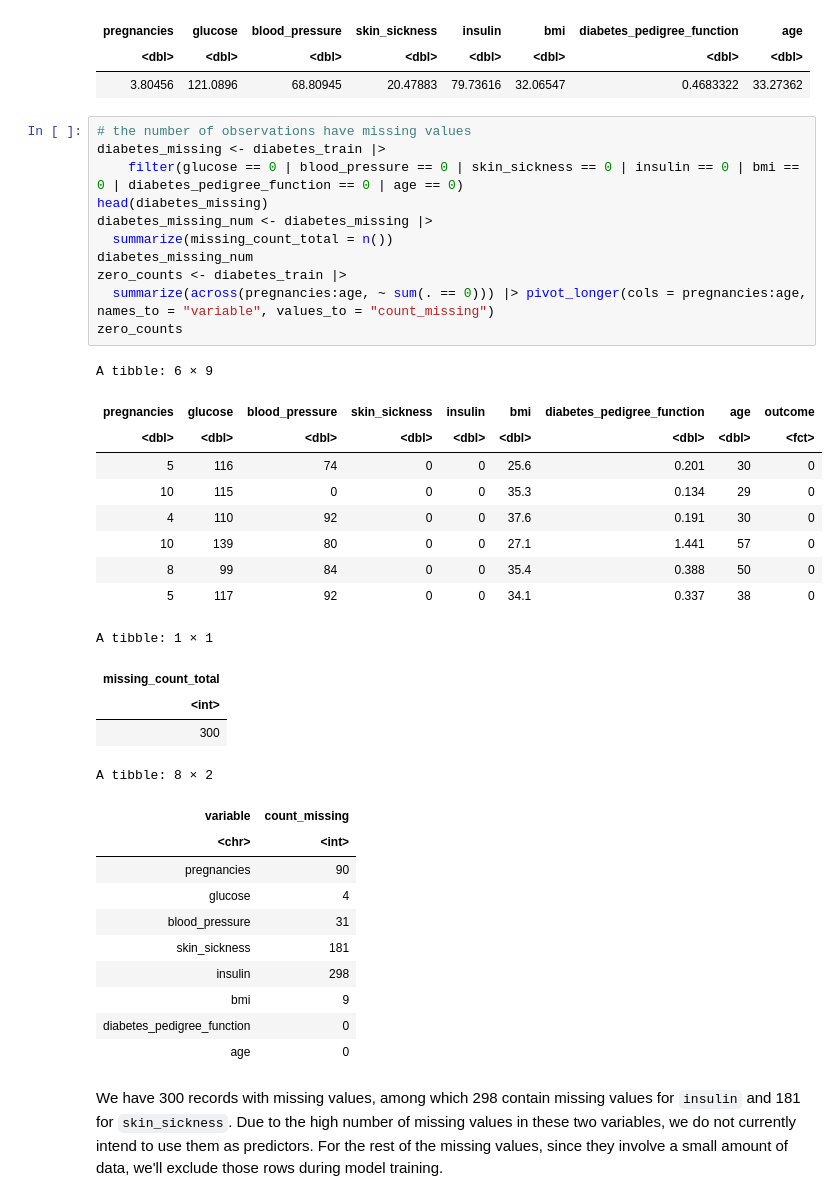
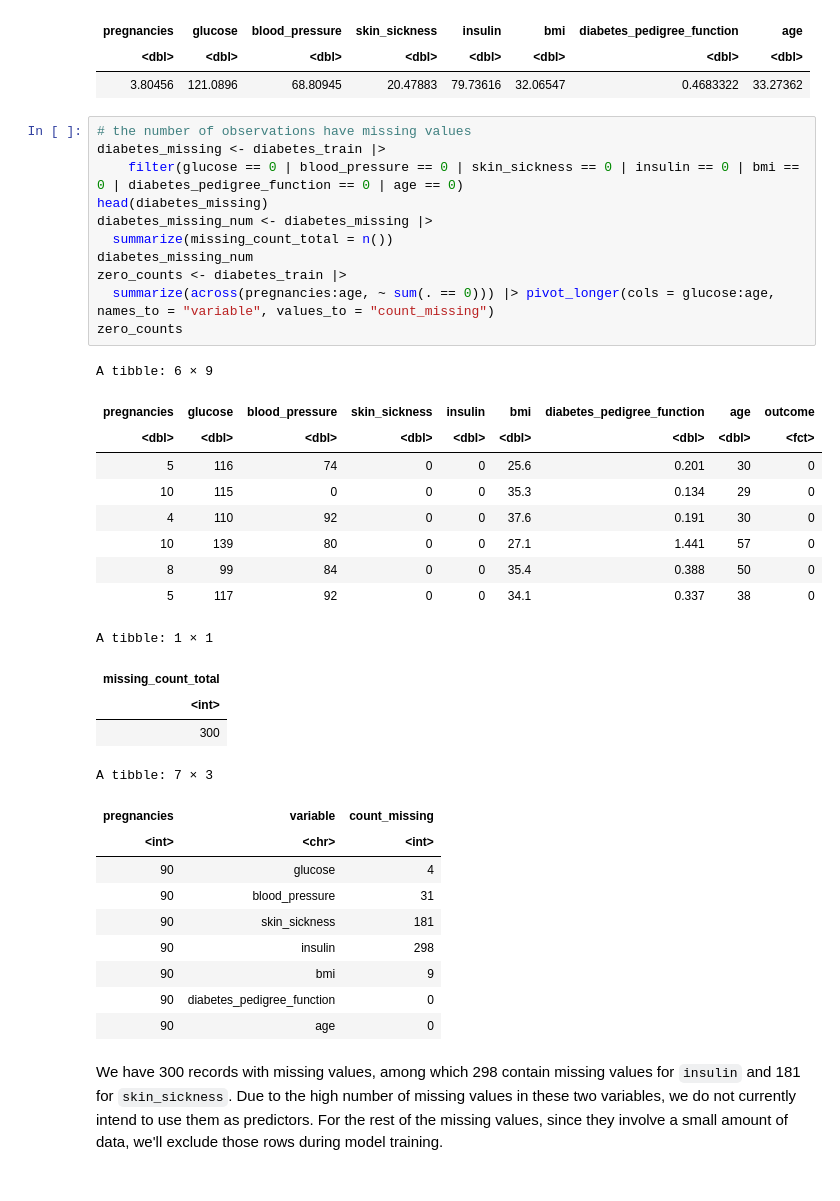
Before and after one commit to audrey-rw5683/dsci-100-2023w2-group-002-2, a Jupyter notebook: proposal.ipynb, the cells around one changed output. Cells and saved outputs as stored; diff of their text form.

```diff
--- a/proposal.ipynb
+++ b/proposal.ipynb
@@ -185,39 +167,38 @@ A tibble: 1 × 8
 # %%
 # the number of observations have missing values
 diabetes_missing <- diabetes_train |>
     filter(glucose == 0 | blood_pressure == 0 | skin_sickness == 0 | insulin == 0 | bmi == 0 | diabetes_pedigree_function == 0 | age == 0)
 head(diabetes_missing)
 diabetes_missing_num <- diabetes_missing |>
   summarize(missing_count_total = n())
 diabetes_missing_num
 zero_counts <- diabetes_train |>
-  summarize(across(pregnancies:age, ~ sum(. == 0))) |> pivot_longer(cols = pregnancies:age, names_to = "variable", values_to = "count_missing")
+  summarize(across(pregnancies:age, ~ sum(. == 0))) |> pivot_longer(cols = glucose:age, names_to = "variable", values_to = "count_missing")
 zero_counts
 # %% [output]
 A tibble: 6 × 9
 | pregnancies | glucose | blood_pressure | skin_sickness | insulin | bmi | diabetes_pedigree_function | age | outcome |
 | <dbl> | <dbl> | <dbl> | <dbl> | <dbl> | <dbl> | <dbl> | <dbl> | <fct> |
 | 5 | 116 | 74 | 0 | 0 | 25.6 | 0.201 | 30 | 0 |
 | 10 | 115 | 0 | 0 | 0 | 35.3 | 0.134 | 29 | 0 |
 | 4 | 110 | 92 | 0 | 0 | 37.6 | 0.191 | 30 | 0 |
 | 10 | 139 | 80 | 0 | 0 | 27.1 | 1.441 | 57 | 0 |
 | 8 | 99 | 84 | 0 | 0 | 35.4 | 0.388 | 50 | 0 |
 | 5 | 117 | 92 | 0 | 0 | 34.1 | 0.337 | 38 | 0 |
 A tibble: 1 × 1
 | missing_count_total |
 | <int> |
 | 300 |
-A tibble: 8 × 2
+A tibble: 7 × 3
-| variable | count_missing |
-| <chr> | <int> |
-| pregnancies | 90 |
-| glucose | 4 |
-| blood_pressure | 31 |
-| skin_sickness | 181 |
-| insulin | 298 |
-| bmi | 9 |
-| diabetes_pedigree_function | 0 |
-| age | 0 |
+| pregnancies | variable | count_missing |
+| <int> | <chr> | <int> |
+| 90 | glucose | 4 |
+| 90 | blood_pressure | 31 |
+| 90 | skin_sickness | 181 |
+| 90 | insulin | 298 |
+| 90 | bmi | 9 |
+| 90 | diabetes_pedigree_function | 0 |
+| 90 | age | 0 |
 # %% [markdown]
 We have 300 records with missing values, among which 298 contain missing values for `insulin` and 181 for `skin_sickness`. Due to the high number of missing values in these two variables, we do not currently intend to use them as predictors. For the rest of the missing values, since they involve a small amount of data, we'll exclude those rows during model training.
 # %% [markdown]
```
Also changed, not shown: parts of 6 cells of this notebook.
